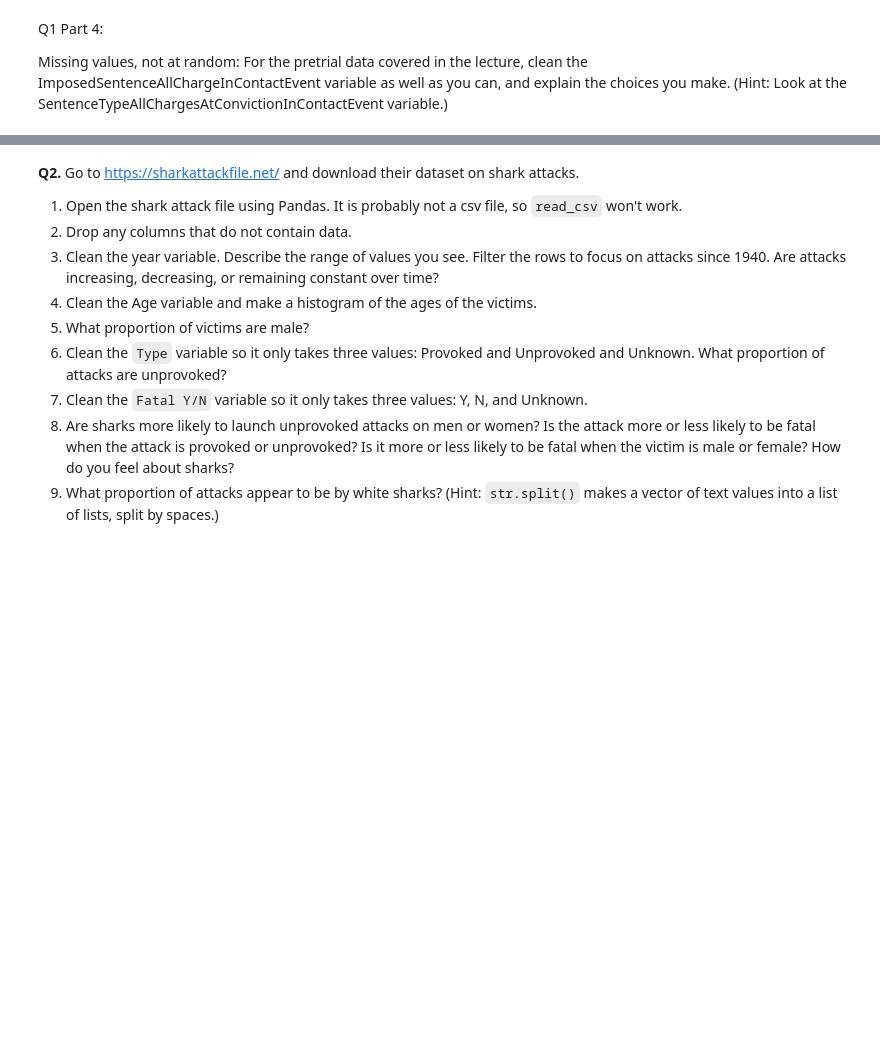
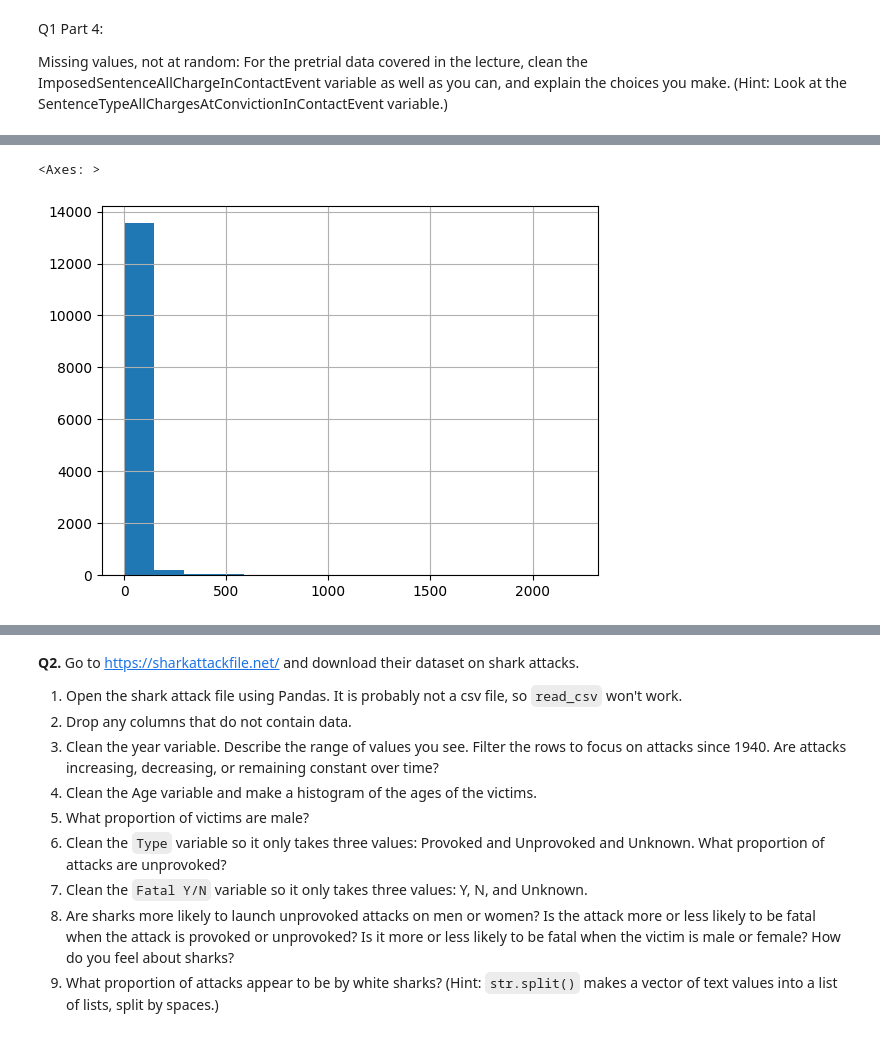
Before and after one commit to fwx5ax/wrangling, a Jupyter notebook: assignment/assignment.ipynb, the cells around one changed output, grey strips where cells are left out. Saved outputs shown, nothing was run; the diff lists cells and outputs as text; code cells hidden in the pictures; blank space fills up the shorter version.

```diff
--- a/assignment/assignment.ipynb
+++ b/assignment/assignment.ipynb
@@ -182,3 +182,7 @@ Name: WhetherDefendantWasReleasedPretrial, Length: 22986, dtype: float64
 Q1 Part 4:
 
 Missing values, not at random: For the pretrial data covered in the lecture, clean the ImposedSentenceAllChargeInContactEvent variable as well as you can, and explain the choices you make. (Hint: Look at the SentenceTypeAllChargesAtConvictionInContactEvent variable.)
+# %%
+pretrial = pd.read_parquet('/content/wrangling/assignment/data/justice_data.parquet')
+print(pretrial['ImposedSentenceAllChargeInContactEvent'].unique())
+# the data are strings, not numbers due to spaces
@@ -184,0 +207,8 @@ Missing values, not at random: For the pretrial data covered in the lecture, cle
+# %%
+pretrial['ImposedSentenceAllChargeInContactEvent'] = pd.to_numeric(pretrial
+ ['ImposedSentenceAllChargeInContactEvent'], errors='coerce') # Coerce the variable to numeric
+# variable is numeric, spaces become nan
+# according to the codebook, all 9s are missing data
+pretrial['ImposedSentenceAllChargeInContactEvent'] = pretrial['ImposedSentenceAllChargeInContactEvent'].replace(9,np.nan)
+#print(pretrial['ImposedSentenceAllChargeInContactEvent'].unique())
+pretrial['ImposedSentenceAllChargeInContactEvent'].value_counts()
@@ -184,0 +244,5 @@ Missing values, not at random: For the pretrial data covered in the lecture, cle
+# %%
+pretrial['ImposedSentenceAllChargeInContactEvent'].hist(bins = 15) # Histogram of the variable values
+# %% [output]
+<Axes: >
+[figure, added]
```
Also changed, not shown: parts of 18 cells of this notebook.
